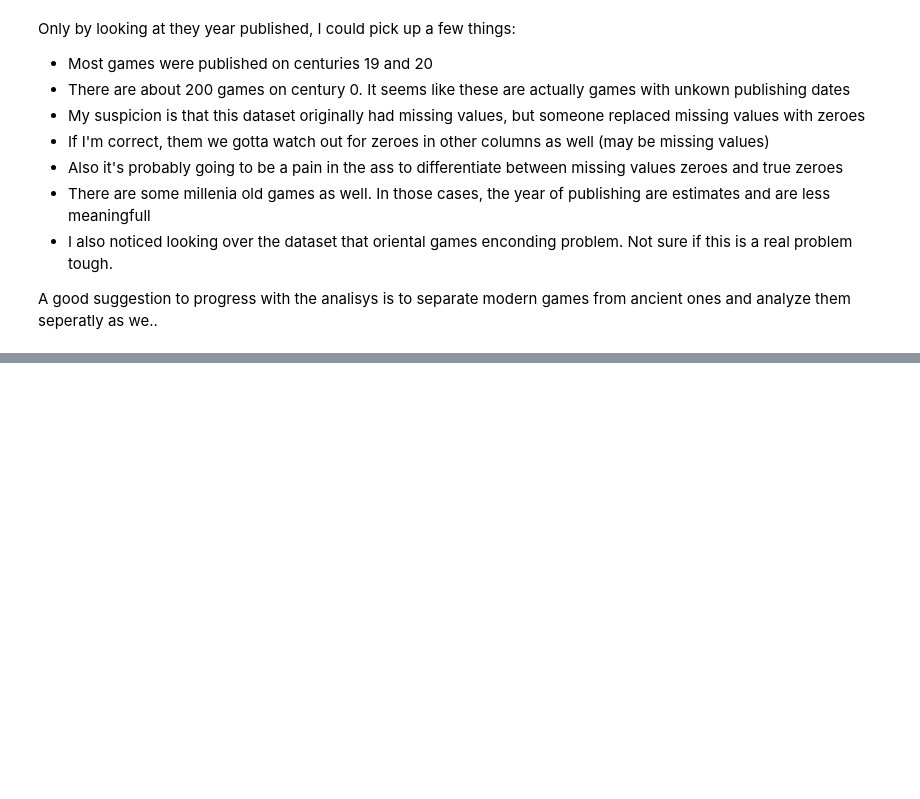
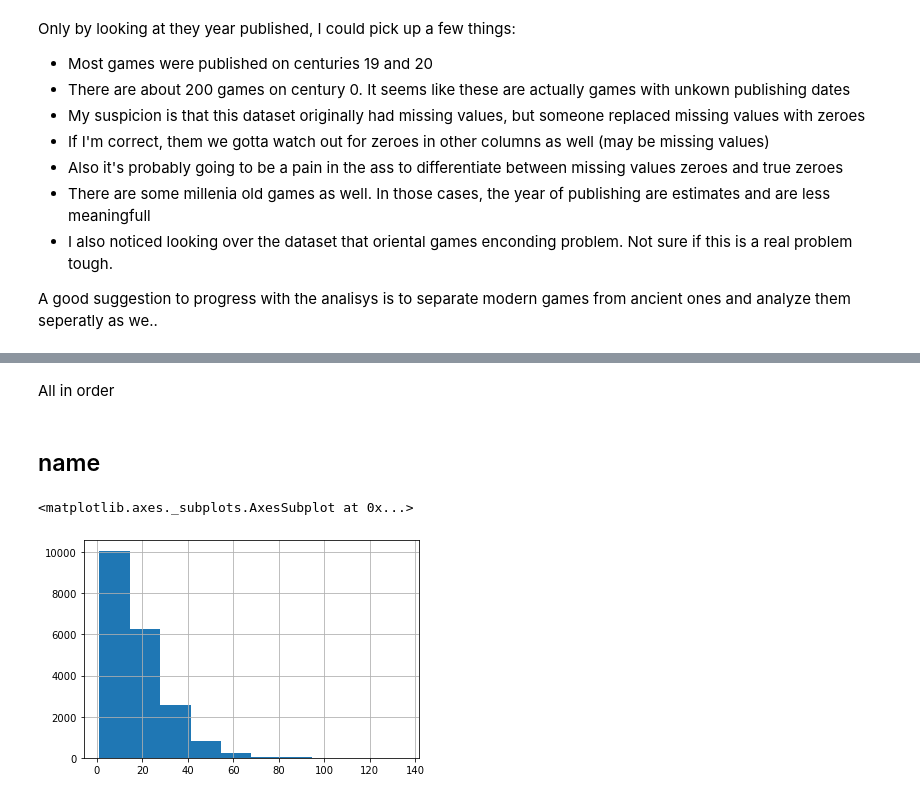
Before and after one commit to atiagosoares/board_games_analisys, a Jupyter notebook: eda.ipynb, the cells around one changed output, grey strips where cells are left out. Drawn from its saved outputs; the diff is of its cells as text; code cells hidden in the pictures; blank space fills up the shorter version.

```diff
--- a/eda.ipynb
+++ b/eda.ipynb
@@ -148,0 +163,11 @@ A good suggestion to progress with the analisys is to separate modern games from
+# %% [markdown]
+All in order
+# %% [markdown]
+## name
+# %%
+#What are the longest and shortest names?
+games_df['name_len'] = games_df['name'].str.len()
+games_df['name_len'].hist()
+# %% [output]
+<matplotlib.axes._subplots.AxesSubplot at 0x...>
+[figure, added]
```
Also changed, not shown: parts of 28 cells of this notebook.
